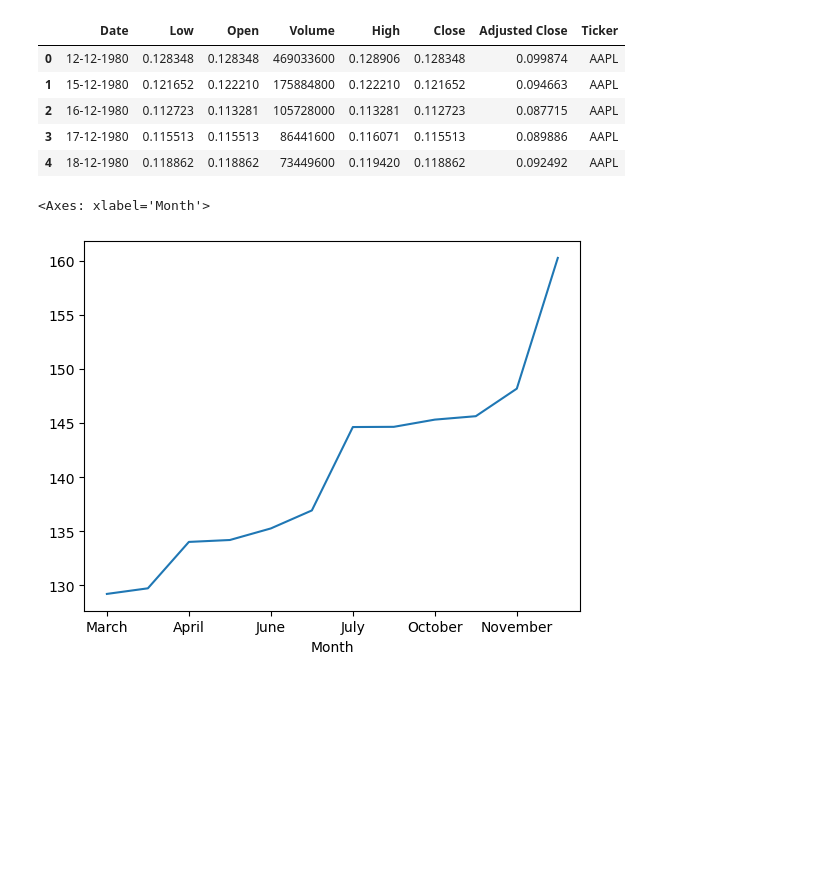
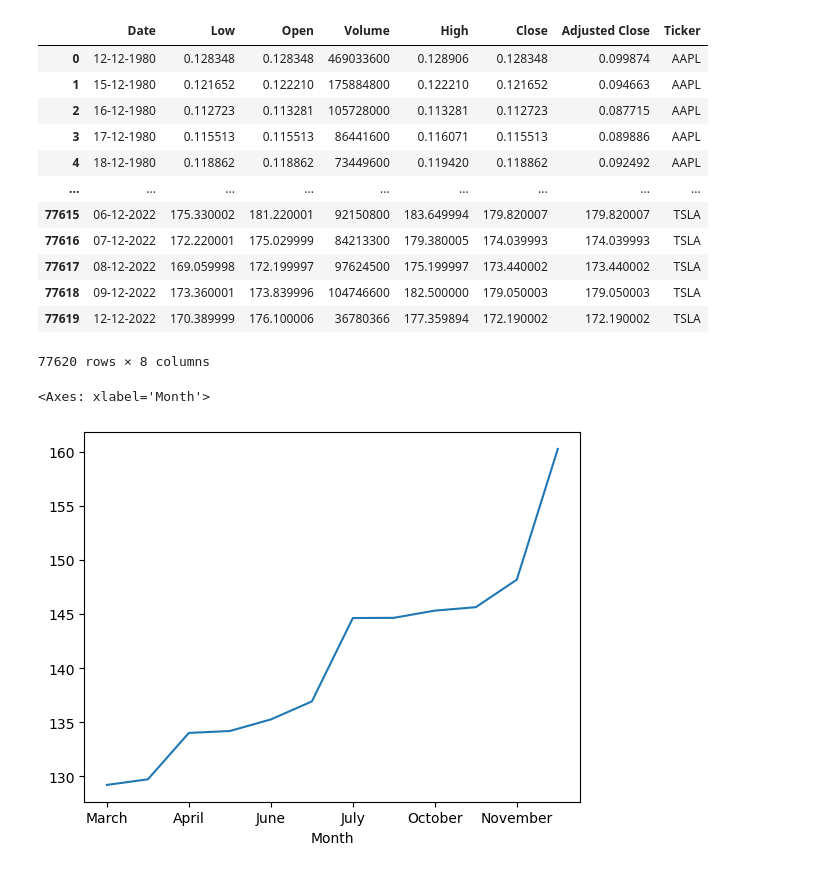
Before and after one commit to salvarenga25/StockMarket_Project, a Jupyter notebook: Stock_Analysis(Closing_Prices).ipynb, the cells around one changed output. Saved outputs shown, nothing was run; the diff lists cells and outputs as text; code cells hidden in the pictures; blank space fills up the shorter version.

```diff
--- a/Stock_Analysis(Closing_Prices).ipynb
+++ b/Stock_Analysis(Closing_Prices).ipynb
@@ -55,14 +55,21 @@ TSLA_stock["Ticker"]= "TSLA"
 stock_combined_df = pd.concat([AAPL_stock,AMZN_stock,CSCO_stock,EBAY_stock,GOOG_stock,IBM_stock,MSFT_stock,NVDA_stock,T_stock,TSLA_stock],ignore_index=True)
 # %%
 data1=stock_combined_df.copy()
-data1.head()
+data1
 # %% [output]
 |  | Date | Low | Open | Volume | High | Close | Adjusted Close | Ticker |
 | 0 | 12-12-1980 | 0.128348 | 0.128348 | 469033600 | 0.128906 | 0.128348 | 0.099874 | AAPL |
 | 1 | 15-12-1980 | 0.121652 | 0.122210 | 175884800 | 0.122210 | 0.121652 | 0.094663 | AAPL |
 | 2 | 16-12-1980 | 0.112723 | 0.113281 | 105728000 | 0.113281 | 0.112723 | 0.087715 | AAPL |
 | 3 | 17-12-1980 | 0.115513 | 0.115513 | 86441600 | 0.116071 | 0.115513 | 0.089886 | AAPL |
 | 4 | 18-12-1980 | 0.118862 | 0.118862 | 73449600 | 0.119420 | 0.118862 | 0.092492 | AAPL |
+| ... | ... | ... | ... | ... | ... | ... | ... | ... |
+| 77615 | 06-12-2022 | 175.330002 | 181.220001 | 92150800 | 183.649994 | 179.820007 | 179.820007 | TSLA |
+| 77616 | 07-12-2022 | 172.220001 | 175.029999 | 84213300 | 179.380005 | 174.039993 | 174.039993 | TSLA |
+| 77617 | 08-12-2022 | 169.059998 | 172.199997 | 97624500 | 175.199997 | 173.440002 | 173.440002 | TSLA |
+| 77618 | 09-12-2022 | 173.360001 | 173.839996 | 104746600 | 182.500000 | 179.050003 | 179.050003 | TSLA |
+| 77619 | 12-12-2022 | 170.389999 | 176.100006 | 36780366 | 177.359894 | 172.190002 | 172.190002 | TSLA |
+77620 rows × 8 columns
 # %%
 data1['Date']=pd.to_datetime(data1['Date'])
 # %%
```
Also changed, not shown: parts of 24 cells of this notebook, 1 other file.
